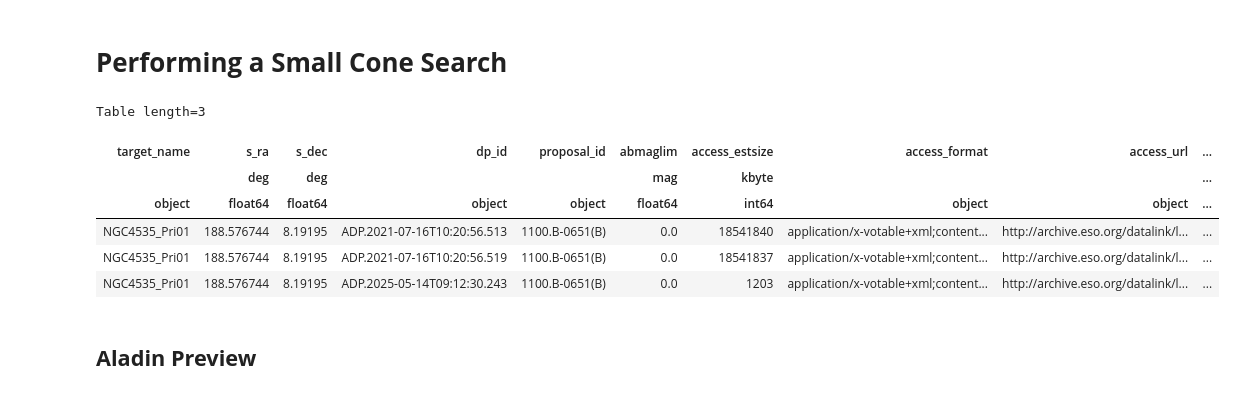
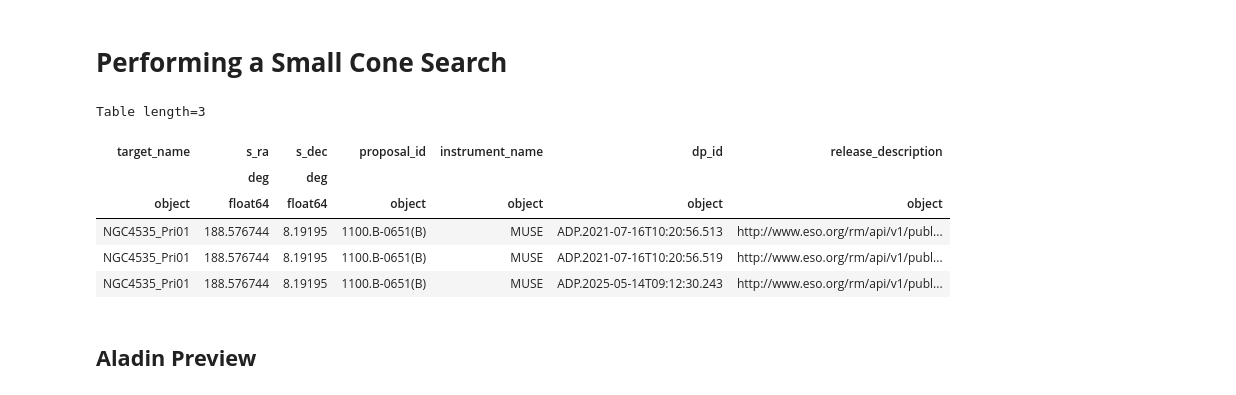
Before and after one commit to eso/astroquery_examples, a Jupyter notebook: examples/advanced/01_aladin_workflow.ipynb, the cells around one changed output. Cells and saved outputs as stored; diff of their text form; code cells hidden in the pictures.

Commit message:
checks for advanced examples

```diff
--- a/examples/advanced/01_aladin_workflow.ipynb
+++ b/examples/advanced/01_aladin_workflow.ipynb
@@ -78,32 +78,31 @@ from astroquery.eso import Eso # import the ESO module from astroquery
 # %%
 eso = Eso() # create an instance of the ESO class
 # %%
-eso.maxrec = 100    # For this example we limit the number of records to 3
+eso.ROW_LIMIT = 100    # For this example we limit the number of records to 3
 # %% [markdown]
 # **Performing a Small Cone Search**
 # %%
 from astropy.coordinates import SkyCoord # import the SkyCoord class from the astropy.coordinates module
 import astropy.units as u # import the astropy.units module
 
 target = "NGC4535" # set the target
 coords = SkyCoord.from_name(target) # create a SkyCoord object from the name of the source
 radius = 2 *u.arcsec # set the radius of the search
 
 table_reduced = eso.query_surveys("PHANGS",
                                 cone_ra=coords.ra.value,
                                 cone_dec=coords.dec.value,
                                 cone_radius=radius.to("deg").value) # query the ESO archive for HAWKI data
 
 table_reduced["target_name", "s_ra", "s_dec", "proposal_id", "instrument_name", "dp_id", "release_description"][:3] # print the first 3 rows of the table
-table_reduced
 # %% [output]
 Table length=3
-| target_name | s_ra | s_dec | dp_id | proposal_id | abmaglim | access_estsize | access_format | access_url | ... |
-|  | deg | deg |  |  | mag | kbyte |  |  | ... |
-| object | float64 | float64 | object | object | float64 | int64 | object | object | ... |
-| NGC4535_Pri01 | 188.576744 | 8.19195 | ADP.2021-07-16T10:20:56.513 | 1100.B-0651(B) | 0.0 | 18541840 | application/x-votable+xml;content... | http://archive.eso.org/datalink/l... | ... |
-| NGC4535_Pri01 | 188.576744 | 8.19195 | ADP.2021-07-16T10:20:56.519 | 1100.B-0651(B) | 0.0 | 18541837 | application/x-votable+xml;content... | http://archive.eso.org/datalink/l... | ... |
-| NGC4535_Pri01 | 188.576744 | 8.19195 | ADP.2025-05-14T09:12:30.243 | 1100.B-0651(B) | 0.0 | 1203 | application/x-votable+xml;content... | http://archive.eso.org/datalink/l... | ... |
+| target_name | s_ra | s_dec | proposal_id | instrument_name | dp_id | release_description |
+|  | deg | deg |  |  |  |  |
+| object | float64 | float64 | object | object | object | object |
+| NGC4535_Pri01 | 188.576744 | 8.19195 | 1100.B-0651(B) | MUSE | ADP.2021-07-16T10:20:56.513 | http://www.eso.org/rm/api/v1/publ... |
+| NGC4535_Pri01 | 188.576744 | 8.19195 | 1100.B-0651(B) | MUSE | ADP.2021-07-16T10:20:56.519 | http://www.eso.org/rm/api/v1/publ... |
+| NGC4535_Pri01 | 188.576744 | 8.19195 | 1100.B-0651(B) | MUSE | ADP.2025-05-14T09:12:30.243 | http://www.eso.org/rm/api/v1/publ... |
 # %% [markdown]
 ## **Aladin Preview**
 # %%
```
Also changed, not shown: parts of 6 cells of this notebook, 22 other files.
